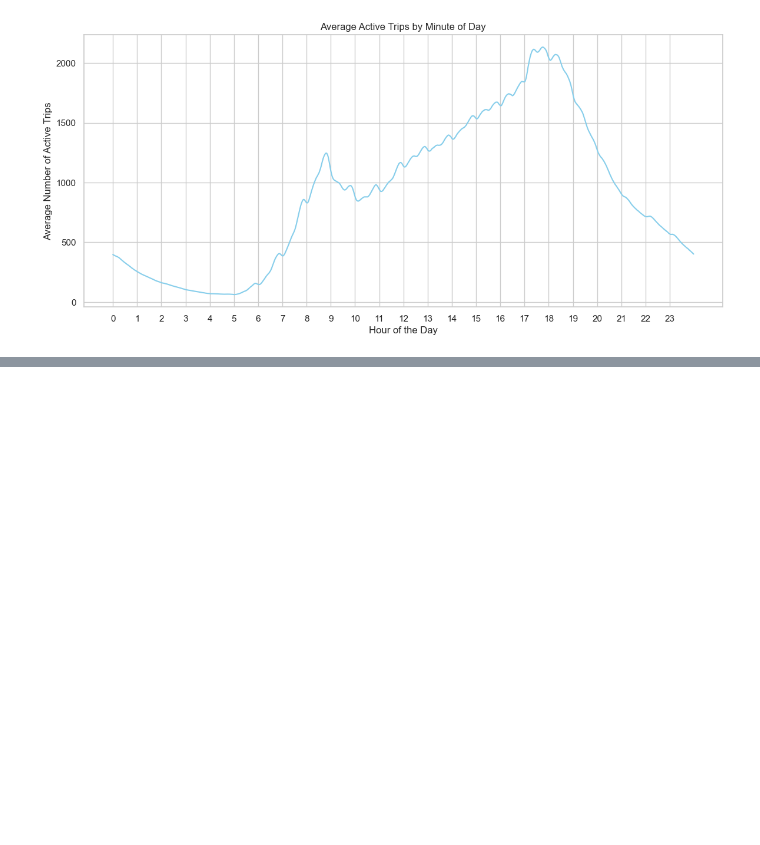
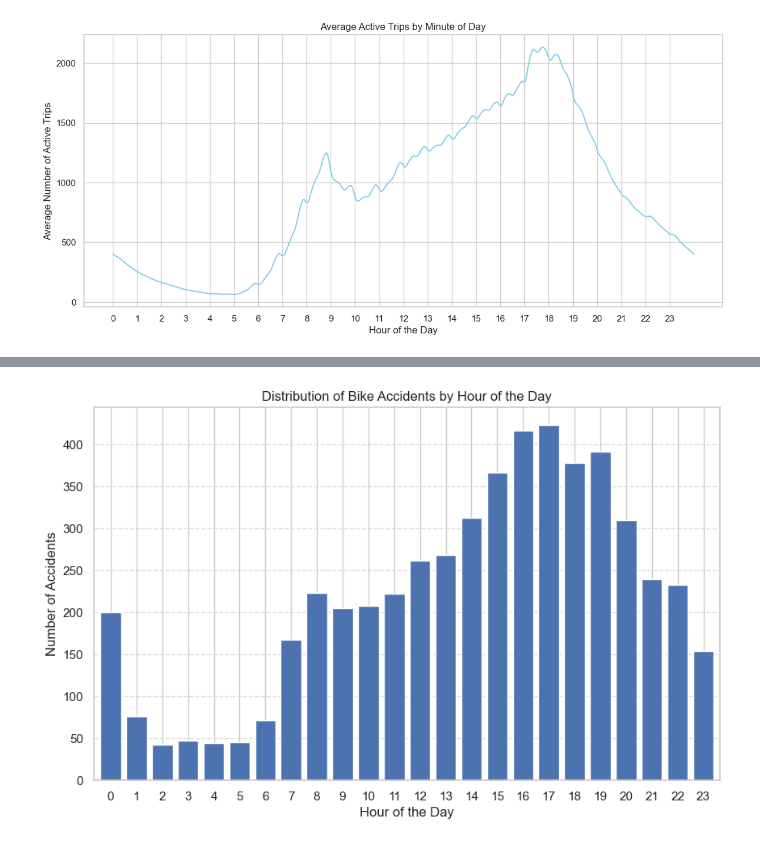
Before and after one commit to aziztnani/Citibike_insurance, a Jupyter notebook: notebooks/citibike_data_analysis.ipynb, the cells around one changed output, grey strips where cells are left out. Saved outputs shown, nothing was run; the diff lists cells and outputs as text; code cells hidden in the pictures; blank space fills up the shorter version.

Commit message:
Data Analysis NYPD Data and bicycle count data

```diff
--- a/notebooks/citibike_data_analysis.ipynb
+++ b/notebooks/citibike_data_analysis.ipynb
@@ -292,0 +299,22 @@ plt.show()
+# %%
+# Define the date range
+start_date = "2023-01-01" #"YYYY-MM-DD"
+end_date = "2023-12-31"
+date_column_name = 'crash_date'
+
+# Socrata data ID and app token
+data_id = "h9gi-nx95"
+app_token = "stS0lve6TTmD6sGkuwdbI6Fhi"
+
+# Construct the SQL query
+sql_query = (
+    f"SELECT * "
+    f"WHERE {date_column_name} BETWEEN '{start_date}' AND '{end_date}' "
+    f"AND (number_of_cyclist_injured > 0 OR number_of_cyclist_killed > 0 "
+    f"OR vehicle_type_code1 LIKE '%bicycle%' OR vehicle_type_code1 LIKE '%bike%' "
+    f"OR vehicle_type_code2 LIKE '%bicycle%' OR vehicle_type_code2 LIKE '%bike%' "
+    f"OR vehicle_type_code_3 LIKE '%bicycle%' OR vehicle_type_code_3 LIKE '%bike%' "
+    f"OR vehicle_type_code_4 LIKE '%bicycle%' OR vehicle_type_code_4 LIKE '%bike%')"
+)
+
+df_accidents = fetch_data(data_id=data_id, app_token=app_token, sql_query=sql_query)
@@ -292,0 +329,11 @@ plt.show()
+# %%
+plt.figure(figsize=(10, 6))
+pd.to_datetime(df_accidents['crash_time'], format='%H:%M', errors='coerce').dt.hour.value_counts().sort_index().plot(kind='bar', width=0.8)
+plt.title('Distribution of Bike Accidents by Hour of the Day')
+plt.xlabel('Hour of the Day')
+plt.ylabel('Number of Accidents')
+plt.xticks(rotation=0)
+plt.grid(axis='y', linestyle='--', alpha=0.7)
+plt.show()
+# %% [output]
+[figure, added]
```
Also changed, not shown: parts of 12 cells of this notebook, 1 other file.
